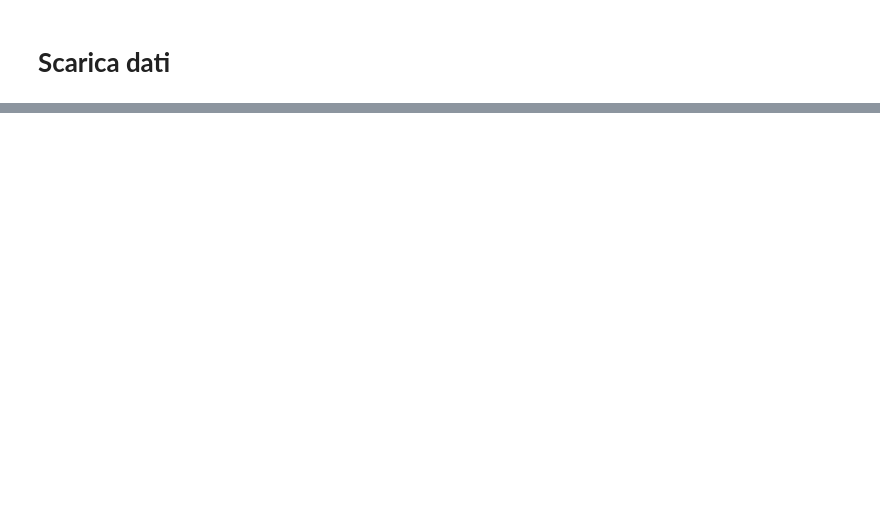
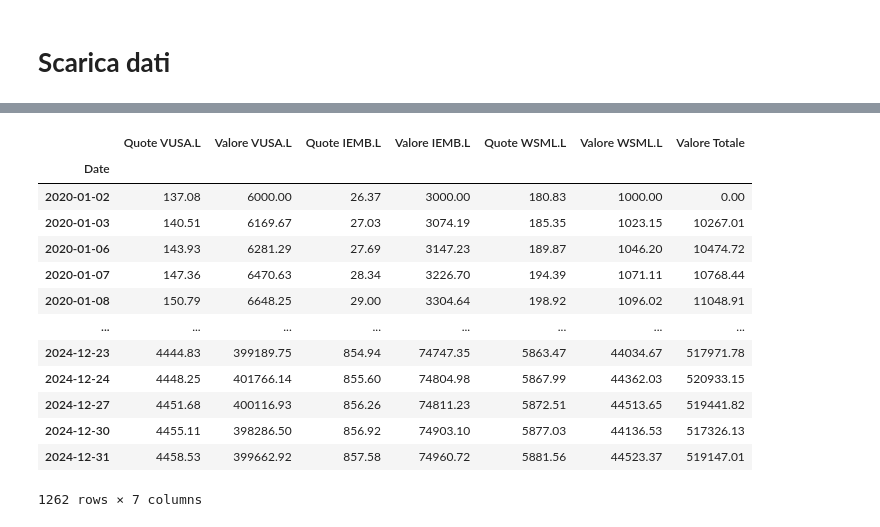
Before and after one commit to giuschil/asset-management-etf-python, a Jupyter notebook: asset_management.ipynb, the cells around one changed output, grey strips where cells are left out. Saved outputs shown, nothing was run; the diff lists cells and outputs as text; code cells hidden in the pictures; blank space fills up the shorter version.

```diff
--- a/asset_management.ipynb
+++ b/asset_management.ipynb
@@ -121,0 +276,17 @@ ValueError: Uno o più dataset sono vuoti.
+# %%
+simulazione3
+# %% [output]
+|  | Quote VUSA.L | Valore VUSA.L | Quote IEMB.L | Valore IEMB.L | Quote WSML.L | Valore WSML.L | Valore Totale |
+| Date |  |  |  |  |  |  |  |
+| 2020-01-02 | 137.08 | 6000.00 | 26.37 | 3000.00 | 180.83 | 1000.00 | 0.00 |
+| 2020-01-03 | 140.51 | 6169.67 | 27.03 | 3074.19 | 185.35 | 1023.15 | 10267.01 |
+| 2020-01-06 | 143.93 | 6281.29 | 27.69 | 3147.23 | 189.87 | 1046.20 | 10474.72 |
+| 2020-01-07 | 147.36 | 6470.63 | 28.34 | 3226.70 | 194.39 | 1071.11 | 10768.44 |
+| 2020-01-08 | 150.79 | 6648.25 | 29.00 | 3304.64 | 198.92 | 1096.02 | 11048.91 |
+| ... | ... | ... | ... | ... | ... | ... | ... |
+| 2024-12-23 | 4444.83 | 399189.75 | 854.94 | 74747.35 | 5863.47 | 44034.67 | 517971.78 |
+| 2024-12-24 | 4448.25 | 401766.14 | 855.60 | 74804.98 | 5867.99 | 44362.03 | 520933.15 |
+| 2024-12-27 | 4451.68 | 400116.93 | 856.26 | 74811.23 | 5872.51 | 44513.65 | 519441.82 |
+| 2024-12-30 | 4455.11 | 398286.50 | 856.92 | 74903.10 | 5877.03 | 44136.53 | 517326.13 |
+| 2024-12-31 | 4458.53 | 399662.92 | 857.58 | 74960.72 | 5881.56 | 44523.37 | 519147.01 |
+1262 rows × 7 columns
```
Also changed, not shown: parts of 11 cells of this notebook.
